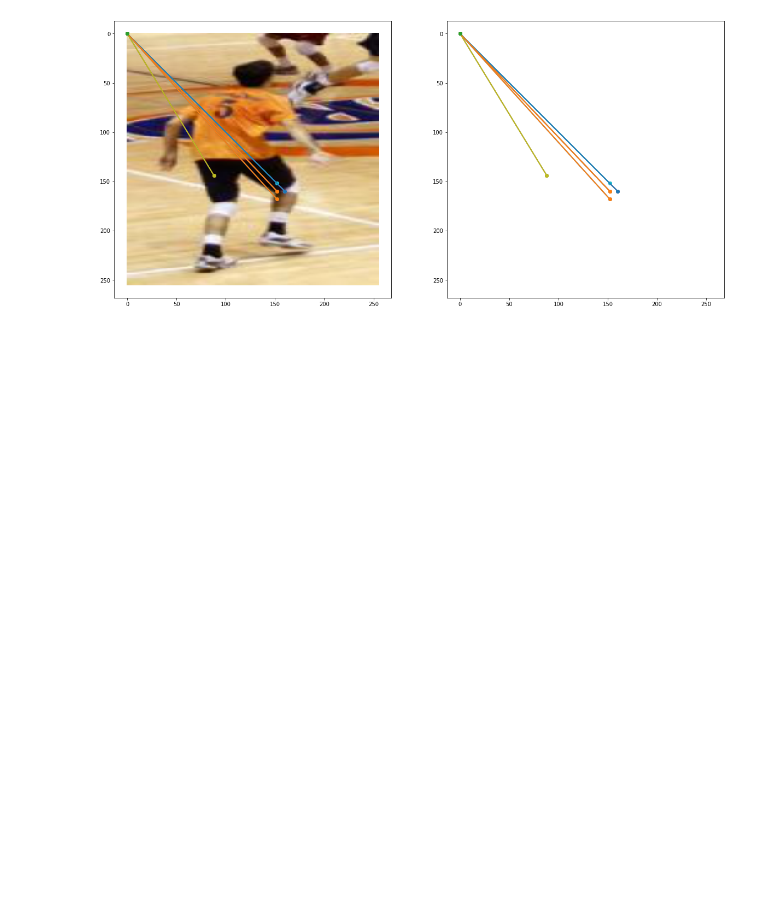
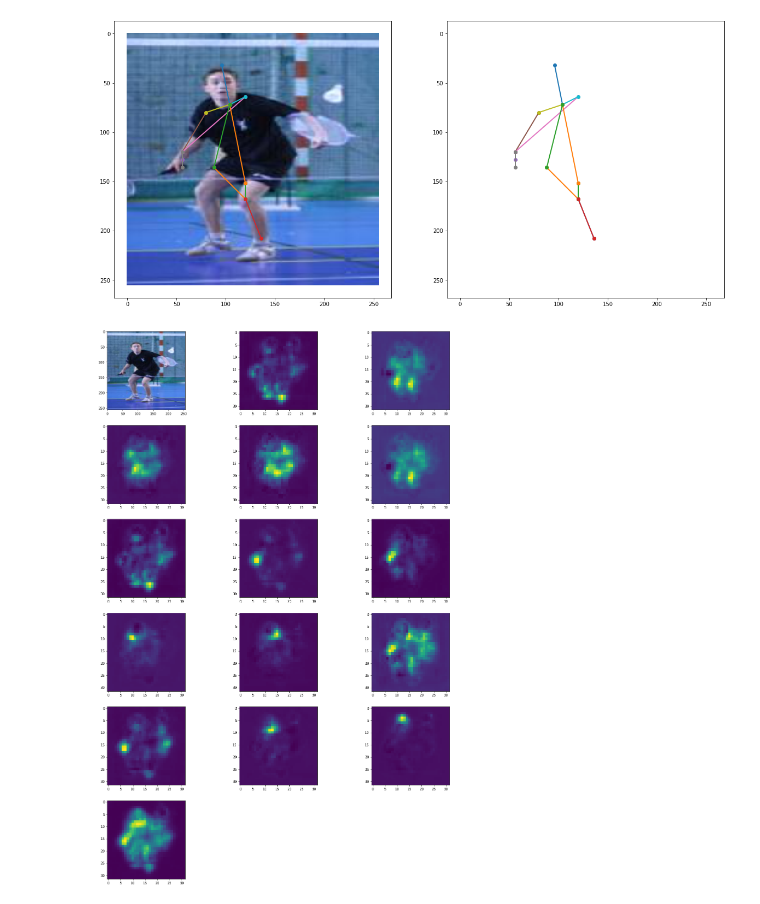
Before and after one commit to VaibhavYadav/human_pose, a Jupyter notebook: hmappose.ipynb, the cells around one changed output. Drawn from its saved outputs; the diff is of its cells as text; code cells hidden in the pictures; blank space fills up the shorter version.

```diff
--- a/hmappose.ipynb
+++ b/hmappose.ipynb
@@ -28,7 +28,7 @@ lsp_loader = DataLoader(lsp, batch_size, shuffle=True, num_workers=1)
 # Initialize the model
 model = HmapPose().cuda()
 
-# model.load_state_dict(torch.load('./cpm_weights/cpm10+4+9+2.weights'))
+model.load_state_dict(torch.load('./weights/hmappose9.weights'))
 
 criterion = torch.nn.MSELoss().cuda()
 optimizer = torch.optim.Adam(model.parameters(), lr = 0.0001)
@@ -81,7 +95,10 @@ lsp_test = LSP('./dataset/lsp_dataset/', transform, image_size, hmap_size)
 test_image, hmap, *_ = lsp_test.__getitem__(np.random.randint(len(lsp_test)))
 test_predictions =  model(test_image.unsqueeze(0).cuda())
 show_pose_from_hmap(test_image, test_predictions.squeeze()[:14,:,:].cpu().detach())
-# show_hmap(test_image, hmap)
-# test_predictions[0].shape
+# show_hmap(test_image, test_predictions.squeeze().cpu().detach())
 # %% [output]
-[figure, old version]
+[figure, new version]
+# %%
+show_hmap(test_image, test_predictions.squeeze().cpu().detach())
+# %% [output]
+[figure, added]
```
Also changed, not shown: parts of 1 cell of this notebook, 4 other files.
